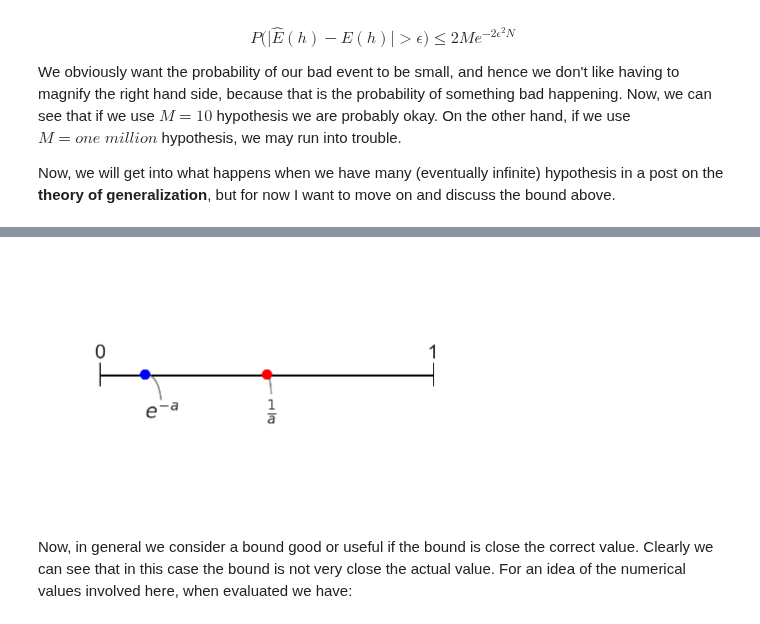
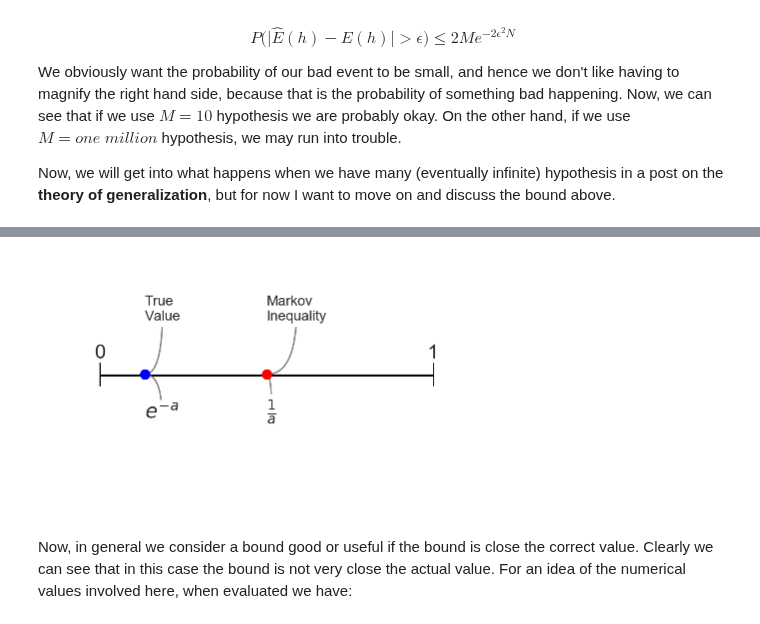
Before and after one commit to NathanielDake/intuitiveml, a Jupyter notebook: Mathematics/03-Probability-03-Inequalities.ipynb, the cells around one changed output, grey strips where cells are left out. Drawn from its saved outputs; the diff is of its cells as text; code cells hidden in the pictures.

```diff
--- a/Mathematics/03-Probability-03-Inequalities.ipynb
+++ b/Mathematics/03-Probability-03-Inequalities.ipynb
@@ -243,34 +243,53 @@ plt.annotate(
     xytext=(-.015, 0.015),
     size=20,
 )
 plt.annotate(
     '1',
     xy=(0, 0),
     xytext=(0.98, 0.015),
     size=20,
 )
 
+# True
 plt.annotate(
     r'$e^{-a}$',
     xy=(true_prob, -0.00008),
     xytext=(true_prob, -0.04),
     size=20,
     arrowprops=dict(color='grey',arrowstyle="-", connectionstyle="angle3,angleA=90,angleB=0"),
     zorder=1
 )
 plt.annotate(
+    'True\nValue',
+    xy=(true_prob, -0.00008),
+    xytext=(true_prob, 0.05),
+    size=14,
+    arrowprops=dict(color='grey',arrowstyle="-", connectionstyle="angle3,angleA=90,angleB=0"),
+    zorder=1
+)
+
+# Markov
+plt.annotate(
     r'$\frac{1}{a}"$',
     xy=(markov_inequality_bound, -0.00008),
     xytext=(markov_inequality_bound, -0.04),
     size=20,
     arrowprops=dict(color='grey',arrowstyle="-", connectionstyle="angle3,angleA=90,angleB=0"),
     zorder=1
 )
+plt.annotate(
+    'Markov\nInequality',
+    xy=(markov_inequality_bound, -0.00008),
+    xytext=(markov_inequality_bound, 0.05),
+    size=14,
+    arrowprops=dict(color='grey',arrowstyle="-", connectionstyle="angle3,angleA=90,angleB=0"),
+    zorder=1
+)
 
 plt.axis('off')
 plt.show()
 # %% [output]
-[figure, old version]
+[figure, new version]
 # %% [markdown]
 Now, in general we consider a bound good or useful if the bound is close the correct value. Clearly we can see that in this case the bound is not very close the actual value. For an idea of the numerical values involved here, when evaluated we have:
 # %%
```
Also changed, not shown: parts of 7 cells of this notebook, 1 other file.
